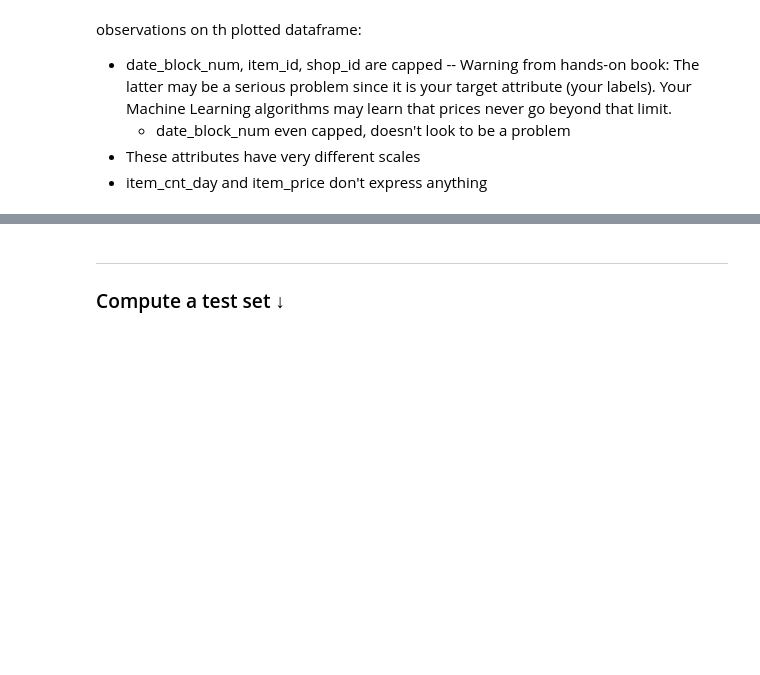
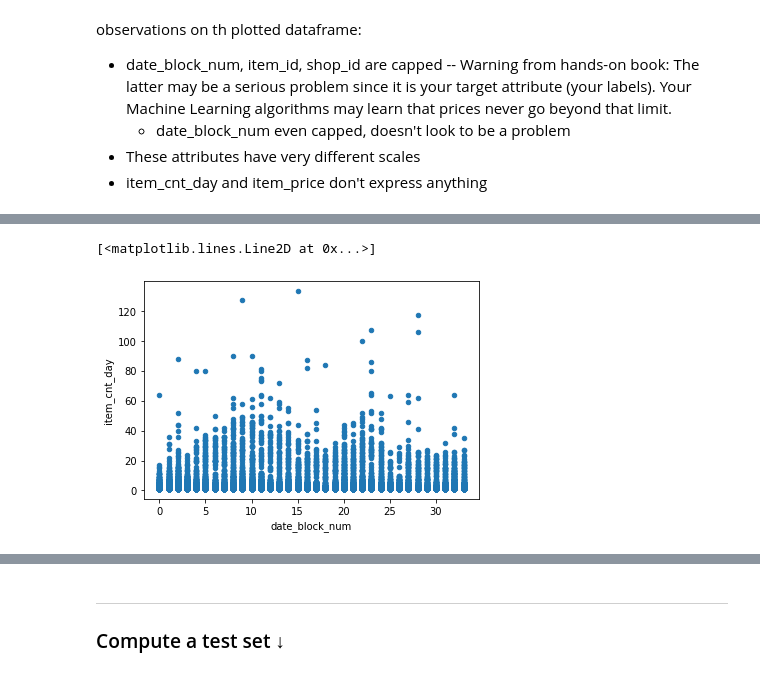
Before and after one commit to nyculescu/kaggle__competitive_data_science_predict_future_sales, a Jupyter notebook: 01_kernel_nb.ipynb, the cells around one changed output, grey strips where cells are left out. Cells and saved outputs as stored; diff of their text form; code cells hidden in the pictures; blank space fills up the shorter version.

```diff
--- a/01_kernel_nb.ipynb
+++ b/01_kernel_nb.ipynb
@@ -120,0 +209,17 @@ observations on th plotted dataframe:
+# %%
+sales_train_outl = sales_train_outl[sales_train_outl["shop_id"] == (32-1)] # drop te rows which doesn't have the shop_id equal to 31
+# %%
+lin1 = sklearn.linear_model.Ridge(alpha=0.01)
+
+Xsample1 = np.c_[sales_train_outl["date_block_num"]]
+ysample1 = np.c_[sales_train_outl["item_cnt_day"]]
+lin1.fit(Xsample1, ysample1)
+t0 = lin1.intercept_[0]
+t1 = lin1.coef_[0][0]
+
+sales_train_outl.plot(kind='scatter', x="date_block_num", y='item_cnt_day')
+y = np.linspace(sales_train_outl["date_block_num"].min(), sales_train_outl["date_block_num"].max())
+plt.plot(y, t0 + t1*y, "r+")
+# %% [output]
+[<matplotlib.lines.Line2D at 0x...>]
+[figure, added]
```
Also changed, not shown: parts of 48 cells of this notebook.
